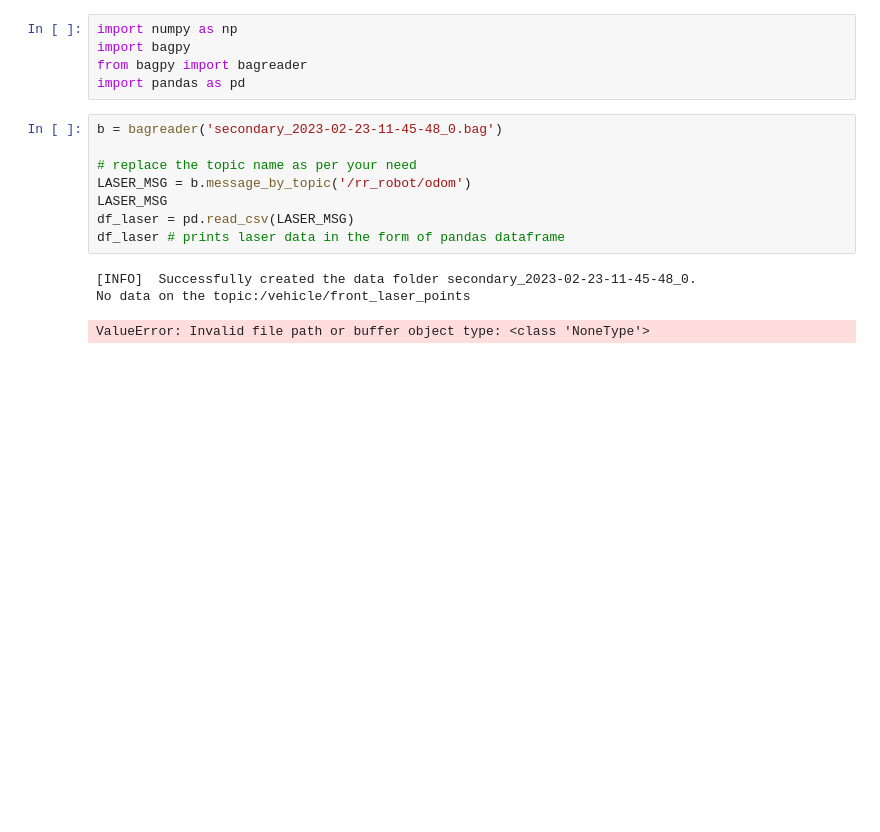
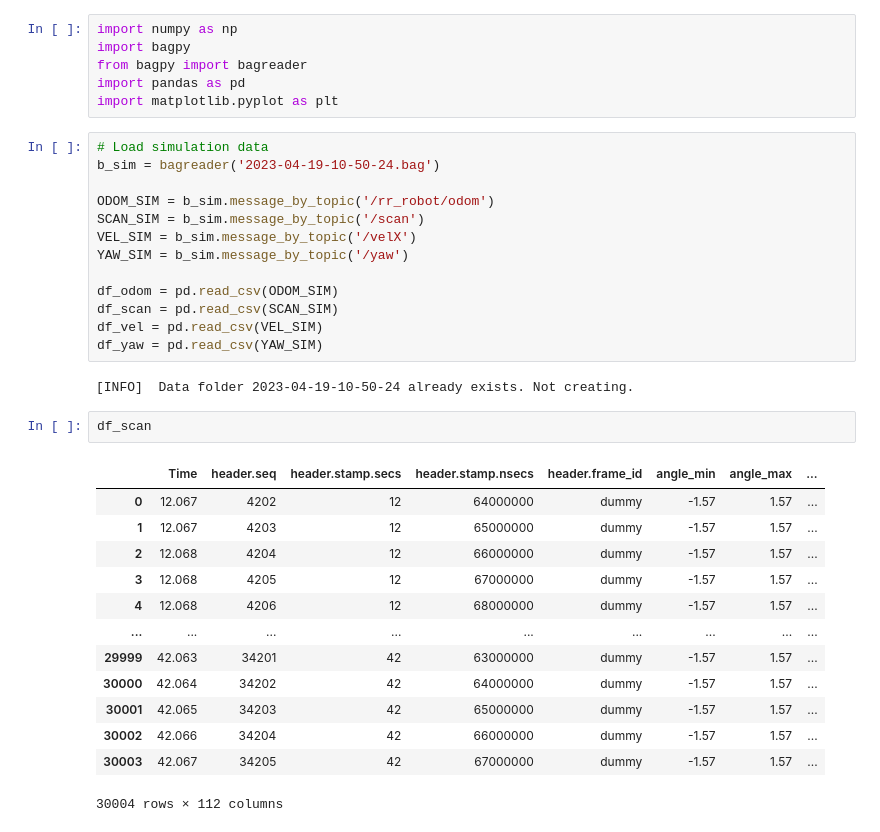
Before and after one commit to robotengineer123/RR-RobotSim, a Jupyter notebook: dataprocessing.ipynb, the cells around one changed output. Cells and saved outputs as stored; diff of their text form; blank space fills up the shorter version.

Commit message:
Dataprocess, dyn simulation, verific ctlr update

```diff
--- a/dataprocessing.ipynb
+++ b/dataprocessing.ipynb
@@ -3,15 +3,35 @@ import numpy as np
 import bagpy
 from bagpy import bagreader
 import pandas as pd
+import matplotlib.pyplot as plt
-# %%
-b = bagreader('secondary_2023-02-23-11-45-48_0.bag')
-
-# replace the topic name as per your need
-LASER_MSG = b.message_by_topic('/rr_robot/odom')
-LASER_MSG
-df_laser = pd.read_csv(LASER_MSG)
-df_laser # prints laser data in the form of pandas dataframe
-# %% [output]
-[INFO]  Successfully created the data folder secondary_2023-02-23-11-45-48_0.
-No data on the topic:/vehicle/front_laser_points
-ValueError: Invalid file path or buffer object type: <class 'NoneType'>
+# %%
+# Load simulation data
+b_sim = bagreader('2023-04-19-10-50-24.bag')
+
+ODOM_SIM = b_sim.message_by_topic('/rr_robot/odom')
+SCAN_SIM = b_sim.message_by_topic('/scan')
+VEL_SIM = b_sim.message_by_topic('/velX')
+YAW_SIM = b_sim.message_by_topic('/yaw')
+
+df_odom = pd.read_csv(ODOM_SIM)
+df_scan = pd.read_csv(SCAN_SIM)
+df_vel = pd.read_csv(VEL_SIM)
+df_yaw = pd.read_csv(YAW_SIM)
+# %% [output]
+[INFO]  Data folder 2023-04-19-10-50-24 already exists. Not creating.
+# %%
+df_scan
+# %% [output]
+|  | Time | header.seq | header.stamp.secs | header.stamp.nsecs | header.frame_id | angle_min | angle_max | ... |
+| 0 | 12.067 | 4202 | 12 | 64000000 | dummy | -1.57 | 1.57 | ... |
+| 1 | 12.067 | 4203 | 12 | 65000000 | dummy | -1.57 | 1.57 | ... |
+| 2 | 12.068 | 4204 | 12 | 66000000 | dummy | -1.57 | 1.57 | ... |
+| 3 | 12.068 | 4205 | 12 | 67000000 | dummy | -1.57 | 1.57 | ... |
+| 4 | 12.068 | 4206 | 12 | 68000000 | dummy | -1.57 | 1.57 | ... |
+| ... | ... | ... | ... | ... | ... | ... | ... | ... |
+| 29999 | 42.063 | 34201 | 42 | 63000000 | dummy | -1.57 | 1.57 | ... |
+| 30000 | 42.064 | 34202 | 42 | 64000000 | dummy | -1.57 | 1.57 | ... |
+| 30001 | 42.065 | 34203 | 42 | 65000000 | dummy | -1.57 | 1.57 | ... |
+| 30002 | 42.066 | 34204 | 42 | 66000000 | dummy | -1.57 | 1.57 | ... |
+| 30003 | 42.067 | 34205 | 42 | 67000000 | dummy | -1.57 | 1.57 | ... |
+30004 rows × 112 columns
```
Also changed, not shown: parts of 10 cells of this notebook, 6 other files.
